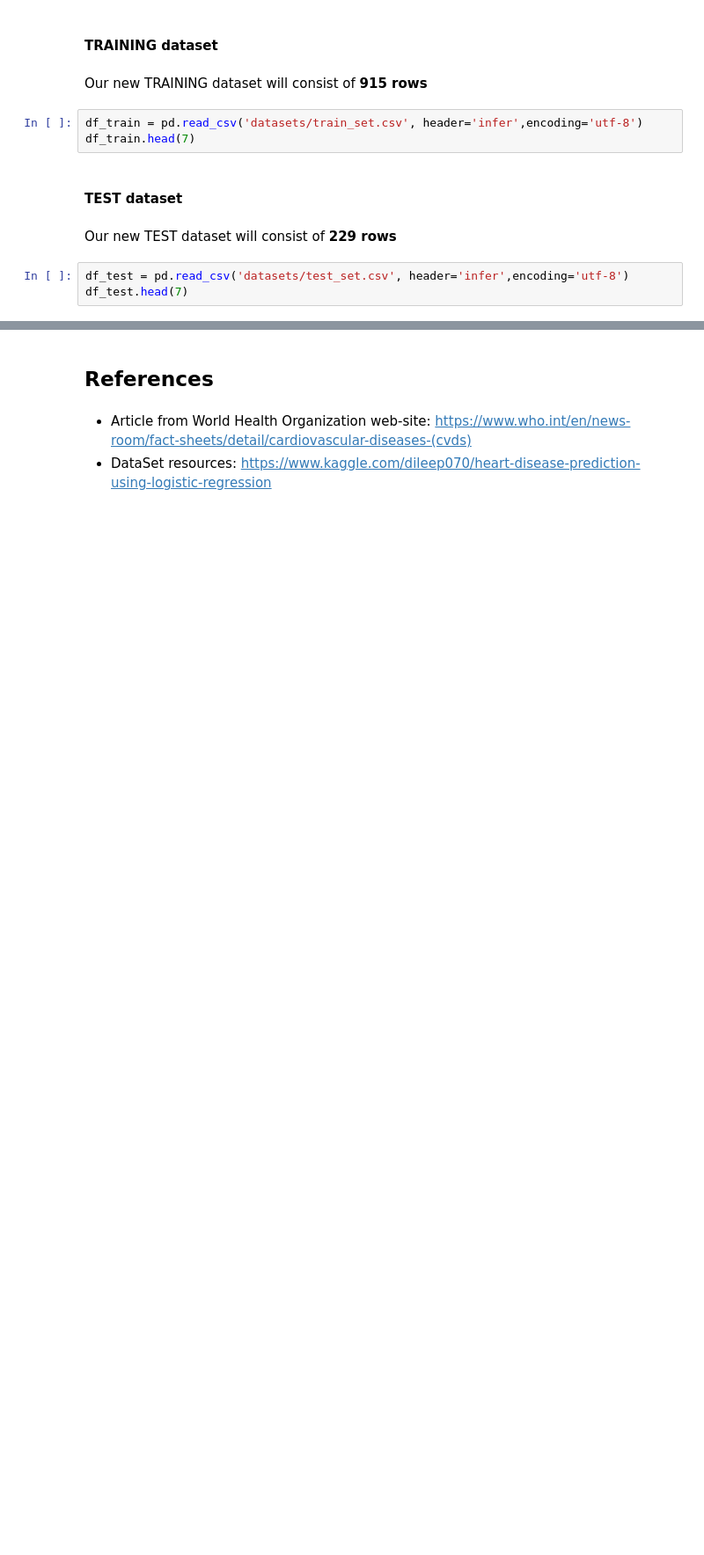
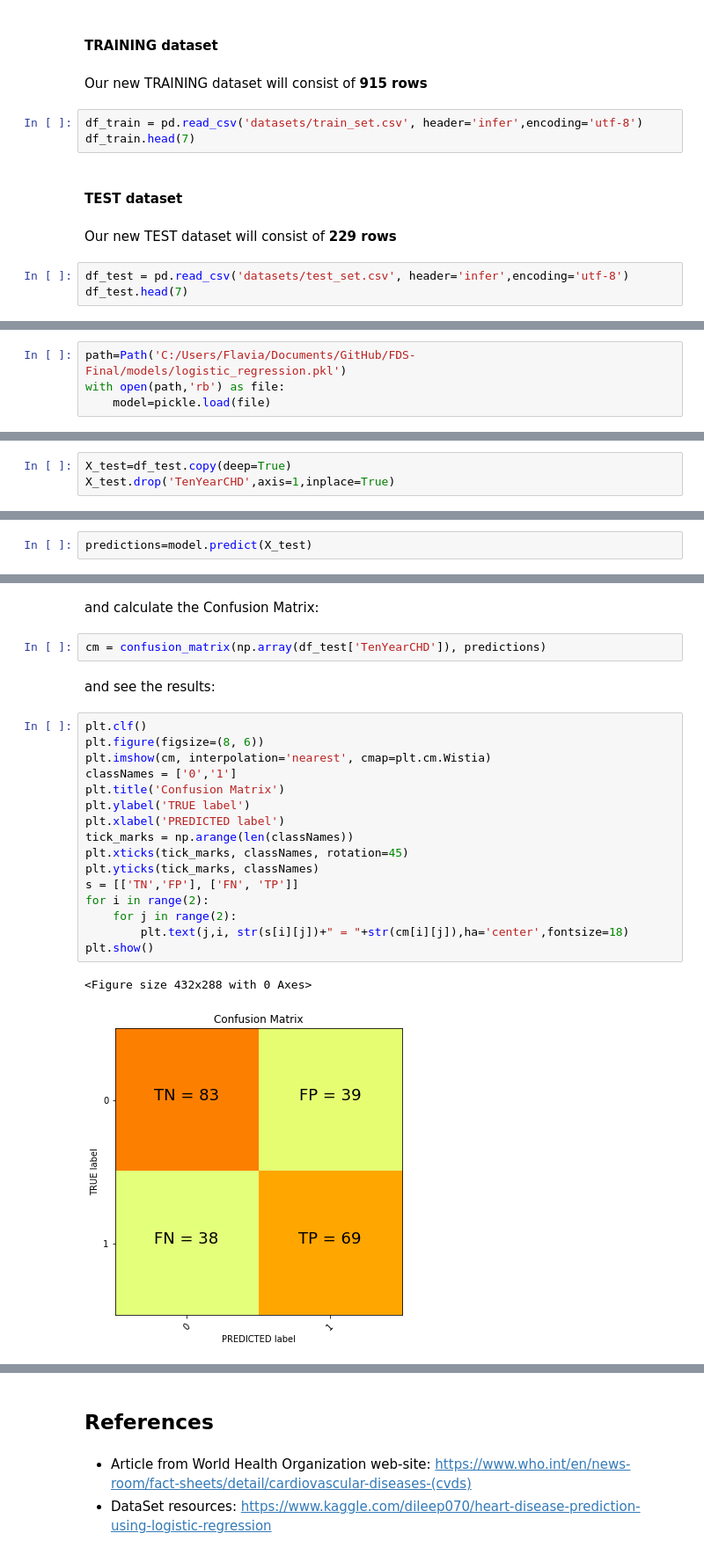
Before and after one commit to TarazGr/FDS-Final, a Jupyter notebook: REPORT.ipynb, the cells around one changed output, grey strips where cells are left out. Shown at 88% size. Saved outputs shown, nothing was run; the diff lists cells and outputs as text; blank space fills up the shorter version.

Commit message:
added logistic regression

```diff
--- a/REPORT.ipynb
+++ b/REPORT.ipynb
@@ -202,0 +222,4 @@ df_test.head(7)
+# %%
+path=Path('C:/Users/Flavia/Documents/GitHub/FDS-Final/models/logistic_regression.pkl')
+with open(path,'rb') as file:
+    model=pickle.load(file)
@@ -202,0 +228,3 @@ df_test.head(7)
+# %%
+X_test=df_test.copy(deep=True)
+X_test.drop('TenYearCHD',axis=1,inplace=True)
@@ -202,0 +239,2 @@ df_test.head(7)
+# %%
+predictions=model.predict(X_test)
@@ -202,0 +255,25 @@ df_test.head(7)
+# %% [markdown]
+and calculate the Confusion Matrix:
+# %%
+cm = confusion_matrix(np.array(df_test['TenYearCHD']), predictions)
+# %% [markdown]
+and see the results:
+# %%
+plt.clf()
+plt.figure(figsize=(8, 6))
+plt.imshow(cm, interpolation='nearest', cmap=plt.cm.Wistia)
+classNames = ['0','1']
+plt.title('Confusion Matrix')
+plt.ylabel('TRUE label')
+plt.xlabel('PREDICTED label')
+tick_marks = np.arange(len(classNames))
+plt.xticks(tick_marks, classNames, rotation=45)
+plt.yticks(tick_marks, classNames)
+s = [['TN','FP'], ['FN', 'TP']]
+for i in range(2):
+    for j in range(2):
+        plt.text(j,i, str(s[i][j])+" = "+str(cm[i][j]),ha='center',fontsize=18)
+plt.show()
+# %% [output]
+<Figure size 432x288 with 0 Axes>
+[figure, added]
```
Also changed, not shown: parts of 35 cells of this notebook.
